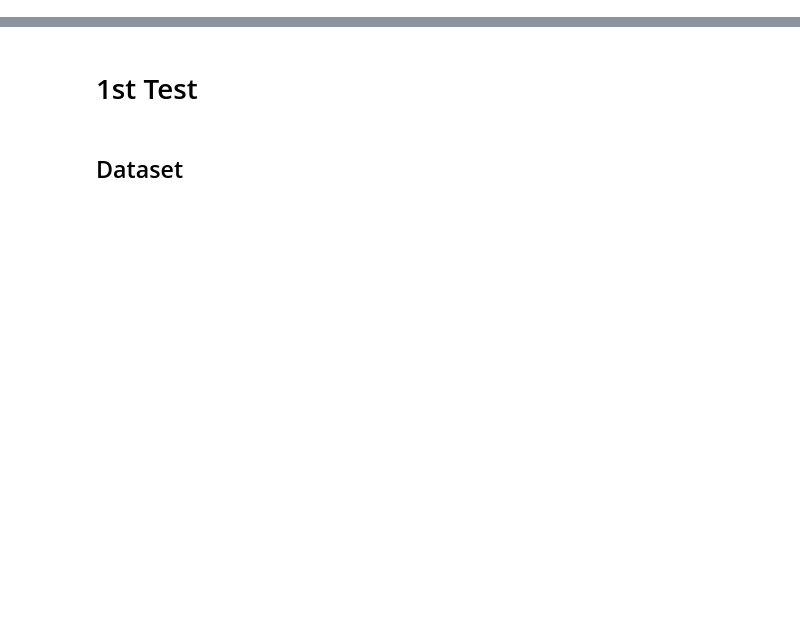
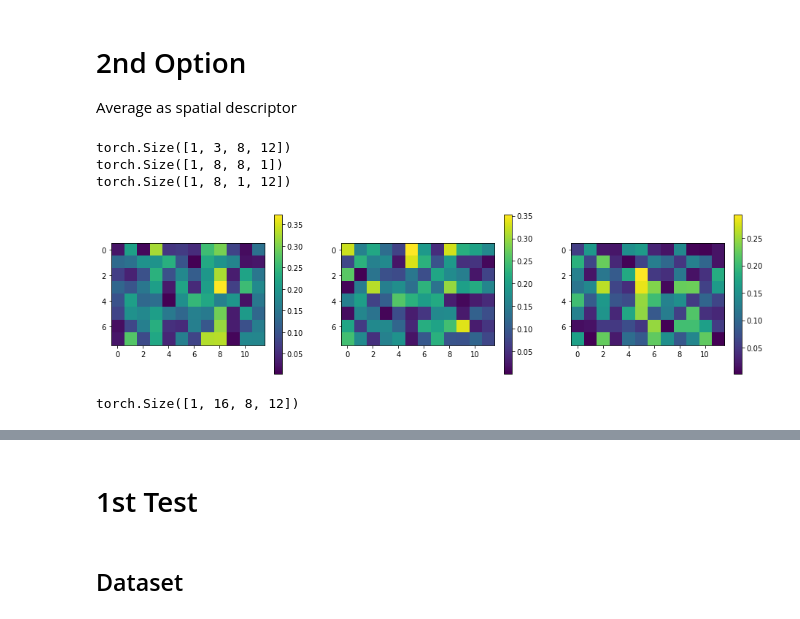
Before and after one commit to SolidusAbi/AttentionMap, a Jupyter notebook: notebooks/coordinateAttention.ipynb, the cells around one changed output, grey strips where cells are left out. Saved outputs shown, nothing was run; the diff lists cells and outputs as text; code cells hidden in the pictures; blank space fills up the shorter version.

Commit message:
Coordinate Attention

```diff
--- a/notebooks/coordinateAttention.ipynb
+++ b/notebooks/coordinateAttention.ipynb
@@ -52,0 +57,74 @@ plt.show()
+# %% [markdown]
+# 2nd Option
+
+Average as spatial descriptor
+# %%
+from torch import nn
+
+n,c,w,h = a.size()
+
+pool_h = nn.AdaptiveAvgPool2d((None, 1))
+pool_w = nn.AdaptiveAvgPool2d((1, None))
+
+conv_c = nn.Conv2d(c, 8, 1, bias=True)
+bn = nn.BatchNorm2d(8)
+
+# conv_h = nn.Conv2d(C, 1, (1, W), bias=True)
+# conv_w = nn.Conv2d(C, 1, (H, 1), bias=True)
+conv_h = nn.Conv2d(8, c, 1, bias=True)
+conv_w = nn.Conv2d(8, c, 1, bias=True)
+
+# Activation
+silu = nn.SiLU()
+act = nn.Softmax(dim=2)
+sigmoid = nn.Sigmoid()
+relu = nn.ReLU()
+
+x_h_descriptor = pool_h(a)
+x_w_descriptor = pool_w(a)
+
+x_w_descriptor = x_w_descriptor.permute(0, 1, 3, 2)
+
+test = torch.cat([x_w_descriptor, x_h_descriptor], dim=2)
+
+# test = x_w_descriptor + x_h_descriptor
+# result = bn(silu(conv_c(test))).detach()
+result = silu(bn(conv_c(test))).detach()
+
+x_w, x_h = torch.split(result, [h, w], dim=2)
+x_w = x_w.permute(0, 1, 3, 2)
+
+print(a.shape)
+print(x_h.shape)
+print(x_w.shape)
+
+x_h = sigmoid(conv_h(x_h))
+x_w = sigmoid(conv_w(x_w))
+# x_h = (conv_h(x_h))
+# x_w = (conv_w(x_w))
+
+result = (a*x_w * x_h).detach()
+
+# result = act(conv_c((x_h+x_w))).detach()
+# # result = torch.softmax(result.view(N,1,-1), dim=2).view(N,1,W,H)
+plt.figure(figsize=(16,4))
+for i in range(c):
+    plt.subplot(1,c,i+1)
+    plt.imshow(result[0,i])
+    plt.colorbar()
+
+
+# plt.colorbar()
+plt.show()
+# %% [output]
+torch.Size([1, 3, 8, 12])
+torch.Size([1, 8, 8, 1])
+torch.Size([1, 8, 1, 12])
+[figure, added]
+# %%
+from AttentionMap.LocalAttention import CoordinateAttentionBlock, CoordAttentionConv
+
+test = CoordinateAttentionBlock(3, 16, 4)
+test(a).shape
+# %% [output]
+torch.Size([1, 16, 8, 12])
```
Also changed, not shown: parts of 8 cells of this notebook, 3 other files.
